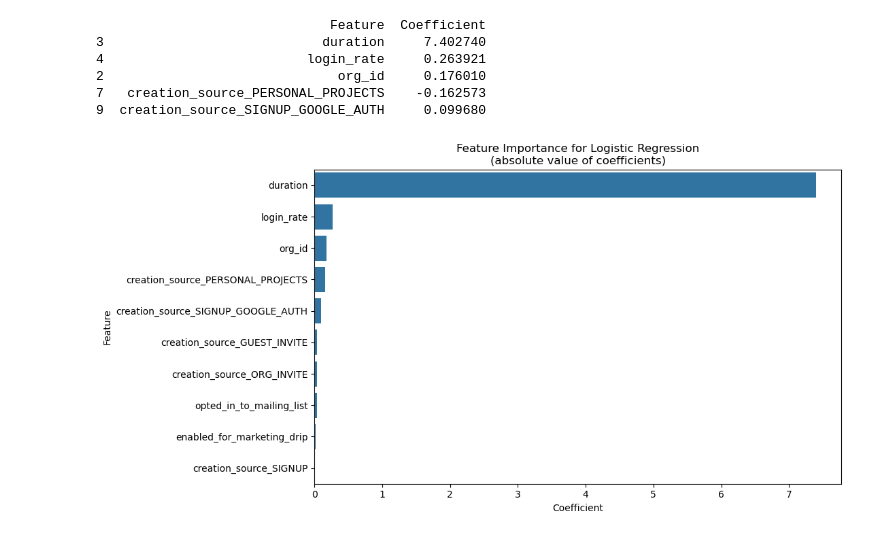
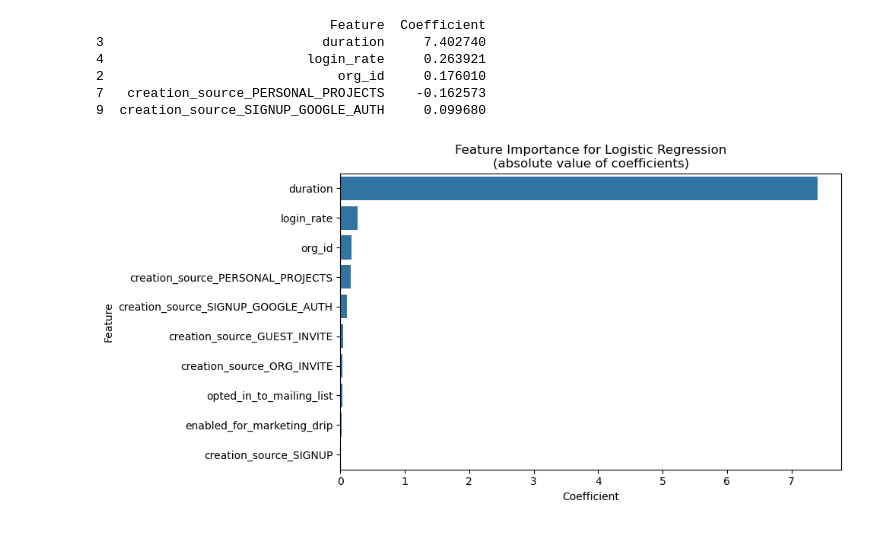
Before and after one commit to lila-b/springboard, a Jupyter notebook: relax_challenge/relax_data_challenge.ipynb, the cells around one changed output. Cells and saved outputs as stored; diff of their text form; code cells hidden in the pictures.

```diff
--- a/relax_challenge/relax_data_challenge.ipynb
+++ b/relax_challenge/relax_data_challenge.ipynb
@@ -430,15 +470,16 @@ print(feature_importance_df.head(5))
 7   creation_source_PERSONAL_PROJECTS    -0.162573
 9  creation_source_SIGNUP_GOOGLE_AUTH     0.099680
 # %%
-feature_importance_lr_df['abs_coefficient'] = feature_importance_lr_df['Coefficient'].abs()
+feature_importance_df['abs_coefficient'] = feature_importance_df['Coefficient'].abs()
 
 # Plotting the feature importance for logistic regression
-plt.figure(figsize=(10, 6))
-sns.barplot(x='abs_coefficient', y='Feature', data=feature_importance_lr_df)
+plt.figure(figsize=(10, 5))
+sns.barplot(x='abs_coefficient', y='Feature', data=feature_importance_df)
 plt.title('Feature Importance for Logistic Regression\n(absolute value of coefficients)')
 plt.xlabel('Coefficient')
 plt.ylabel('Feature')
+plt.tight_layout()
 plt.show()
 #plt.savefig('feature_importance_lr.png')
 # %% [output]
-[figure, old version]
+[figure, new version]
```
Also changed, not shown: parts of 12 cells of this notebook, 5 other files.
